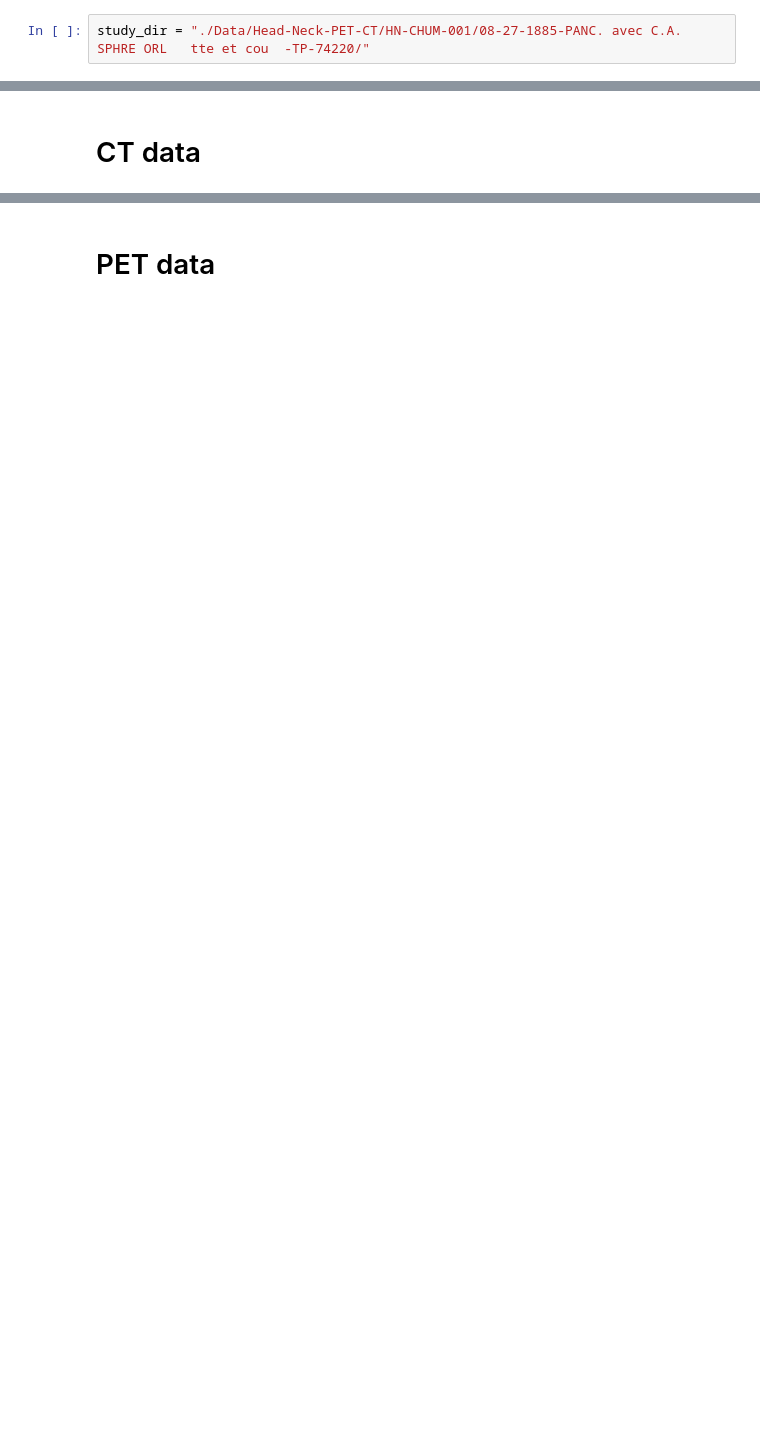
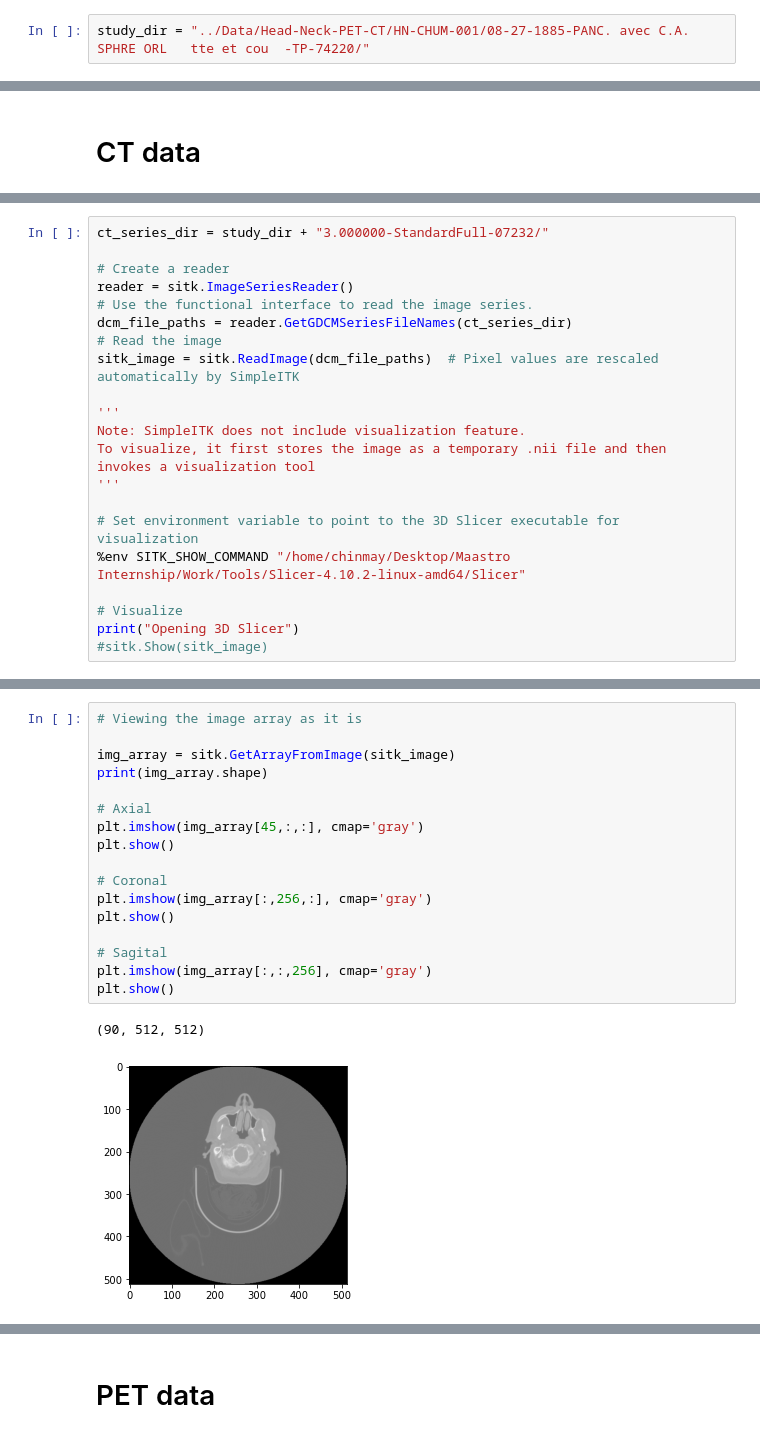
Before and after one commit to Maastro-CDS-Imaging-Group/PET-CT-data-pipeline, a Jupyter notebook: Notebooks/Understanding_CT_PET.ipynb, the cells around one changed output, grey strips where cells are left out. Cells and saved outputs as stored; diff of their text form; blank space fills up the shorter version.

```diff
--- a/Notebooks/Understanding_CT_PET.ipynb
+++ b/Notebooks/Understanding_CT_PET.ipynb
@@ -7,4 +7,4 @@ import matplotlib.pyplot as plt
 import pydicom
 import SimpleITK as sitk
 # %%
-study_dir = "./Data/Head-Neck-PET-CT/HN-CHUM-001/08-27-1885-PANC. avec C.A. SPHRE ORL   tte et cou  -TP-74220/"
+study_dir = "../Data/Head-Neck-PET-CT/HN-CHUM-001/08-27-1885-PANC. avec C.A. SPHRE ORL   tte et cou  -TP-74220/"
@@ -134,0 +129,21 @@ Loading time for dcm slice without pixel data:  0.006637096405029297
+# %%
+ct_series_dir = study_dir + "3.000000-StandardFull-07232/"
+
+# Create a reader
+reader = sitk.ImageSeriesReader()
+# Use the functional interface to read the image series.
+dcm_file_paths = reader.GetGDCMSeriesFileNames(ct_series_dir)
+# Read the image
+sitk_image = sitk.ReadImage(dcm_file_paths)  # Pixel values are rescaled automatically by SimpleITK
+
+'''
+Note: SimpleITK does not include visualization feature.
+To visualize, it first stores the image as a temporary .nii file and then invokes a visualization tool
+'''
+
+# Set environment variable to point to the 3D Slicer executable for visualization
+%env SITK_SHOW_COMMAND "/home/chinmay/Desktop/Maastro Internship/Work/Tools/Slicer-4.10.2-linux-amd64/Slicer"
+
+# Visualize
+print("Opening 3D Slicer")
+#sitk.Show(sitk_image)
@@ -134,0 +153,20 @@ Loading time for dcm slice without pixel data:  0.006637096405029297
+# %%
+# Viewing the image array as it is
+
+img_array = sitk.GetArrayFromImage(sitk_image)
+print(img_array.shape)
+
+# Axial
+plt.imshow(img_array[45,:,:], cmap='gray')
+plt.show()
+
+# Coronal
+plt.imshow(img_array[:,256,:], cmap='gray')
+plt.show()
+
+# Sagital
+plt.imshow(img_array[:,:,256], cmap='gray')
+plt.show()
+# %% [output]
+(90, 512, 512)
+[figure, added]
```
Also changed, not shown: parts of 20 cells of this notebook, 2 other files.
